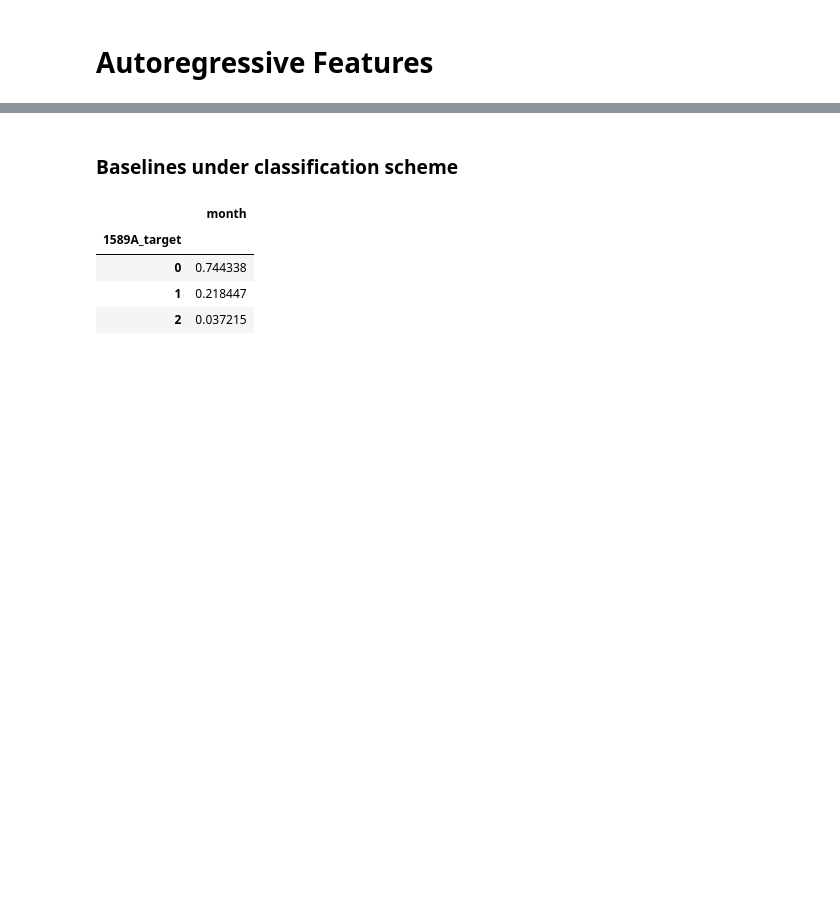
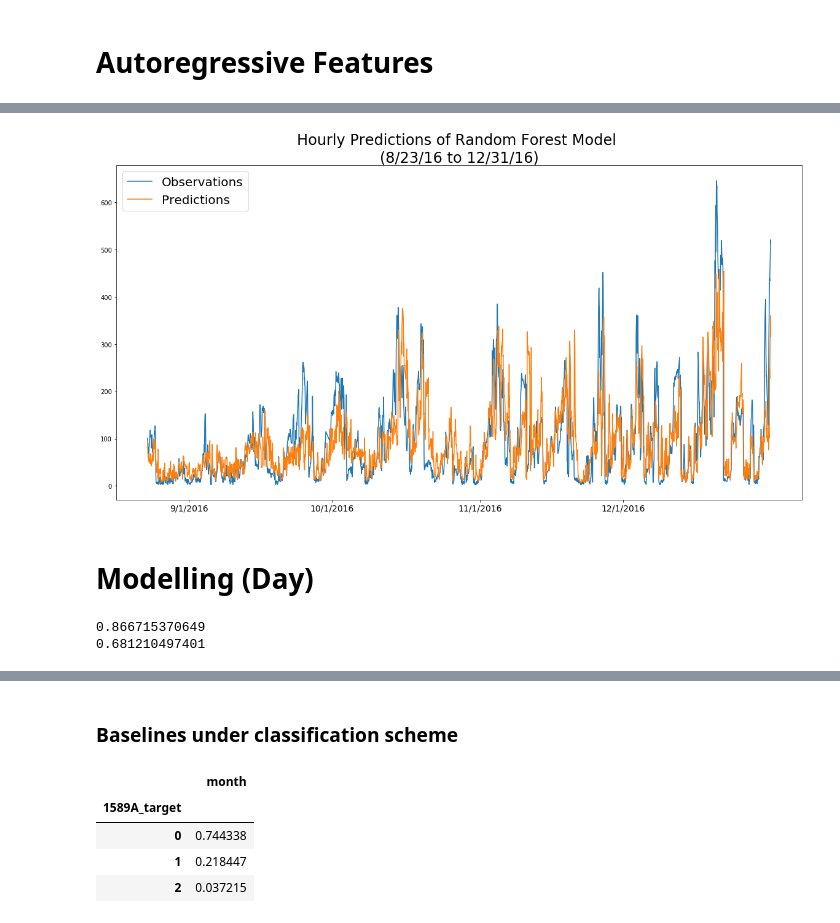
Before and after one commit to brenton72/china_pollution, a Jupyter notebook: Cleaning_and_Initial_Model.ipynb, the cells around one changed output, grey strips where cells are left out. Saved outputs shown, nothing was run; the diff lists cells and outputs as text; code cells hidden in the pictures; blank space fills up the shorter version.

Commit message:
RF model

```diff
--- a/Cleaning_and_Initial_Model.ipynb
+++ b/Cleaning_and_Initial_Model.ipynb
@@ -192,0 +212,3 @@ AQI_less.head()
+# %%
+BeijingW = load_weather_data('Beijing')
+BeijingW.head()
@@ -192,0 +275,3 @@ AQI_less.head()
+# %%
+PM_Hour = PM_less.merge(BeijingWeather, on=['date','hour', 'month', 'weekday'])
+PM_Hour.to_csv('PM25_Hour.csv')
@@ -248,0 +412,44 @@ datasets[1].tail()
+# %%
+#FinalYear = FINAL.copy()
+#FinalYear['year'] = FinalYear['date'].map(lambda x: x.year)
+#m = FinalYear.drop_duplicates(subset=['month','year'], keep='first')
+#m.tail()
+
+labels = ['9/1/2016', '10/1/2016', '11/1/2016', '12/1/2016']
+pos = [20208, 20928, 21672, 22392]
+
+plt.figure(figsize=(20, 10))
+plt.plot(TestY, label= 'Observations')
+plt.plot(np.arange(20000,23136), preds, label='Predictions')
+plt.title('Hourly Predictions of Random Forest Model \n(8/23/16 to 12/31/16)', size=24)
+plt.xticks(pos, labels, size=14)
+plt.legend(prop={'size':20})
+print()
+# %% [output]
+[figure, added]
+# %% [markdown]
+# Modelling (Day)
+# %%
+X = FINAL_Day.drop(['Beijing','date'], 1)
+y = FINAL_Day['Beijing']
+
+TrainX = X[2:833]
+TrainY = y[2:833]
+TestX = X[833:]
+TestY = y[833:]
+
+from sklearn.ensemble import RandomForestRegressor
+import sklearn.metrics
+
+RF = RandomForestRegressor(n_estimators=20, min_samples_leaf=5)
+RF.fit(TrainX, TrainY)
+
+preds = RF.predict(TestX)
+train_score = RF.score(TrainX, TrainY)
+score = RF.score(TestX, TestY)
+
+print(train_score)
+print(score)
+# %% [output]
+0.866715370649
+0.681210497401
```
Also changed, not shown: parts of 54 cells of this notebook, 1 other file.
